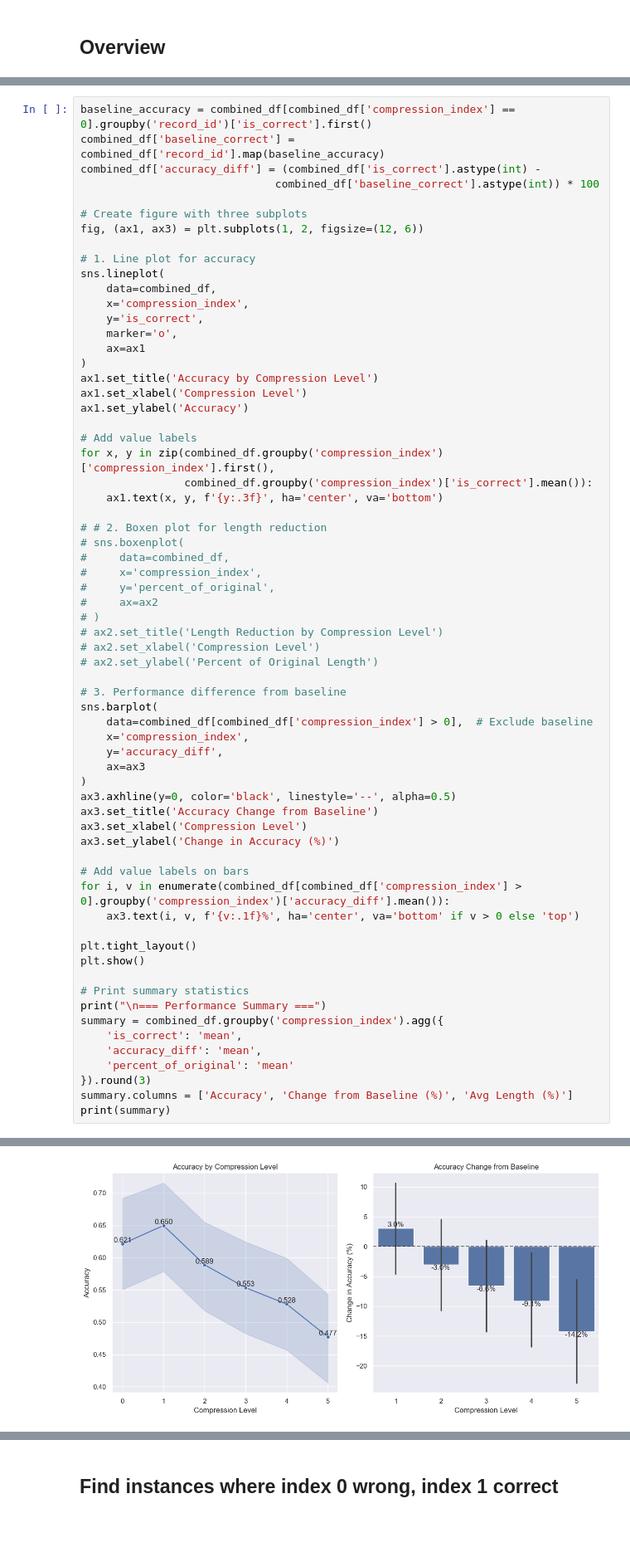
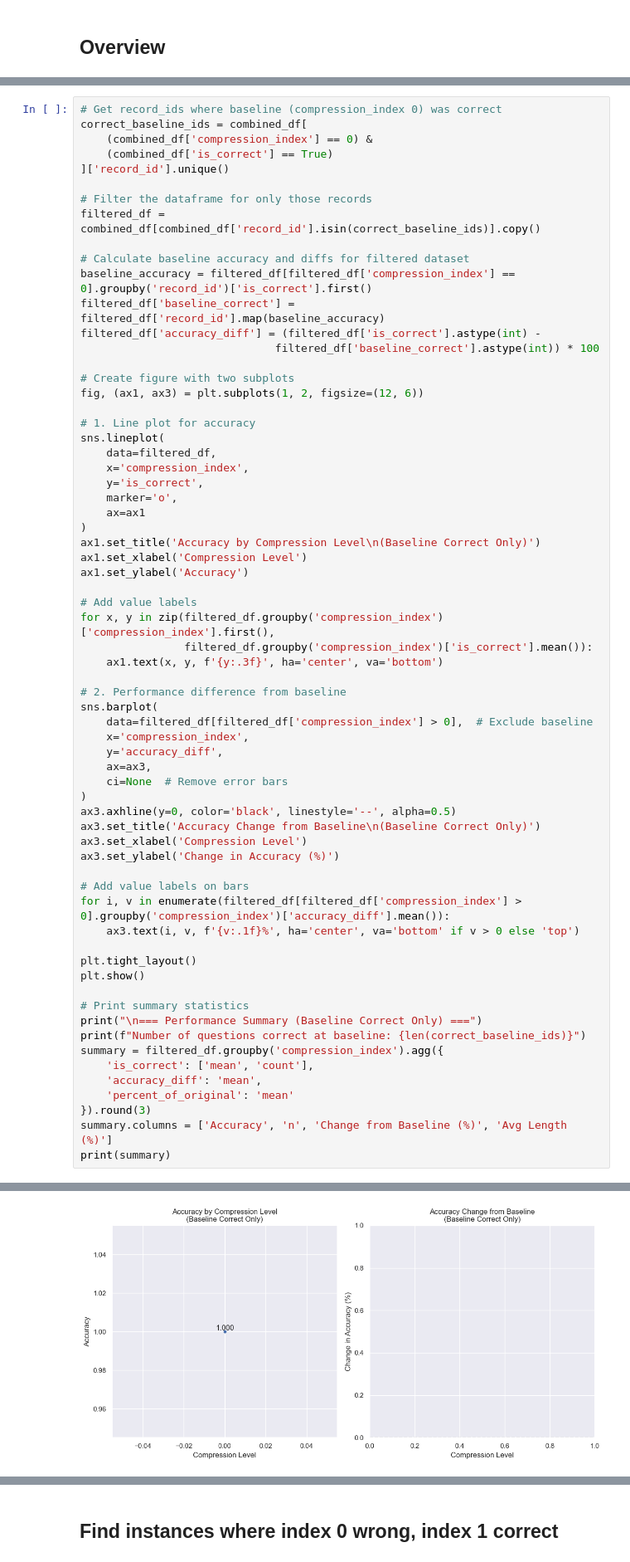
Before and after one commit to Bryan6734/SPAR-final, a Jupyter notebook: scripts/progress_tracker.ipynb, the cells around one changed output, grey strips where cells are left out. Shown: that part at 83% size. Drawn from its saved outputs; the diff is of its cells as text; blank space fills up the shorter version.

```diff
--- a/scripts/progress_tracker.ipynb
+++ b/scripts/progress_tracker.ipynb
@@ -71,66 +73,67 @@ compression_index
 # %%
-baseline_accuracy = combined_df[combined_df['compression_index'] == 0].groupby('record_id')['is_correct'].first()
-combined_df['baseline_correct'] = combined_df['record_id'].map(baseline_accuracy)
-combined_df['accuracy_diff'] = (combined_df['is_correct'].astype(int) -
-                              combined_df['baseline_correct'].astype(int)) * 100
+# Get record_ids where baseline (compression_index 0) was correct
+correct_baseline_ids = combined_df[
+    (combined_df['compression_index'] == 0) &
+    (combined_df['is_correct'] == True)
+]['record_id'].unique()
 
-# Create figure with three subplots
+# Filter the dataframe for only those records
+filtered_df = combined_df[combined_df['record_id'].isin(correct_baseline_ids)].copy()
+
+# Calculate baseline accuracy and diffs for filtered dataset
+baseline_accuracy = filtered_df[filtered_df['compression_index'] == 0].groupby('record_id')['is_correct'].first()
+filtered_df['baseline_correct'] = filtered_df['record_id'].map(baseline_accuracy)
+filtered_df['accuracy_diff'] = (filtered_df['is_correct'].astype(int) -
+                              filtered_df['baseline_correct'].astype(int)) * 100
+
+# Create figure with two subplots
 fig, (ax1, ax3) = plt.subplots(1, 2, figsize=(12, 6))
 
 # 1. Line plot for accuracy
 sns.lineplot(
-    data=combined_df,
+    data=filtered_df,
     x='compression_index',
     y='is_correct',
     marker='o',
     ax=ax1
 )
-ax1.set_title('Accuracy by Compression Level')
+ax1.set_title('Accuracy by Compression Level\n(Baseline Correct Only)')
 ax1.set_xlabel('Compression Level')
 ax1.set_ylabel('Accuracy')
 
 # Add value labels
-for x, y in zip(combined_df.groupby('compression_index')['compression_index'].first(),
-                combined_df.groupby('compression_index')['is_correct'].mean()):
+for x, y in zip(filtered_df.groupby('compression_index')['compression_index'].first(),
+                filtered_df.groupby('compression_index')['is_correct'].mean()):
     ax1.text(x, y, f'{y:.3f}', ha='center', va='bottom')
 
-# # 2. Boxen plot for length reduction
-# sns.boxenplot(
-#     data=combined_df,
-#     x='compression_index',
-#     y='percent_of_original',
-#     ax=ax2
-# )
-# ax2.set_title('Length Reduction by Compression Level')
-# ax2.set_xlabel('Compression Level')
-# ax2.set_ylabel('Percent of Original Length')
-
-# 3. Performance difference from baseline
+# 2. Performance difference from baseline
 sns.barplot(
-    data=combined_df[combined_df['compression_index'] > 0],  # Exclude baseline
+    data=filtered_df[filtered_df['compression_index'] > 0],  # Exclude baseline
     x='compression_index',
     y='accuracy_diff',
-    ax=ax3
+    ax=ax3,
+    ci=None  # Remove error bars
 )
 ax3.axhline(y=0, color='black', linestyle='--', alpha=0.5)
-ax3.set_title('Accuracy Change from Baseline')
+ax3.set_title('Accuracy Change from Baseline\n(Baseline Correct Only)')
 ax3.set_xlabel('Compression Level')
 ax3.set_ylabel('Change in Accuracy (%)')
 
 # Add value labels on bars
-for i, v in enumerate(combined_df[combined_df['compression_index'] > 0].groupby('compression_index')['accuracy_diff'].mean()):
+for i, v in enumerate(filtered_df[filtered_df['compression_index'] > 0].groupby('compression_index')['accuracy_diff'].mean()):
     ax3.text(i, v, f'{v:.1f}%', ha='center', va='bottom' if v > 0 else 'top')
 
 plt.tight_layout()
 plt.show()
 
 # Print summary statistics
-print("\n=== Performance Summary ===")
-summary = combined_df.groupby('compression_index').agg({
-    'is_correct': 'mean',
+print("\n=== Performance Summary (Baseline Correct Only) ===")
+print(f"Number of questions correct at baseline: {len(correct_baseline_ids)}")
+summary = filtered_df.groupby('compression_index').agg({
+    'is_correct': ['mean', 'count'],
     'accuracy_diff': 'mean',
     'percent_of_original': 'mean'
 }).round(3)
-summary.columns = ['Accuracy', 'Change from Baseline (%)', 'Avg Length (%)']
+summary.columns = ['Accuracy', 'n', 'Change from Baseline (%)', 'Avg Length (%)']
 print(summary)
 # %% [output]
@@ -137 +143 @@ print(summary)
-[figure, old version]
+[figure, new version]
```
Also changed, not shown: parts of 27 cells of this notebook, 1 other file.
